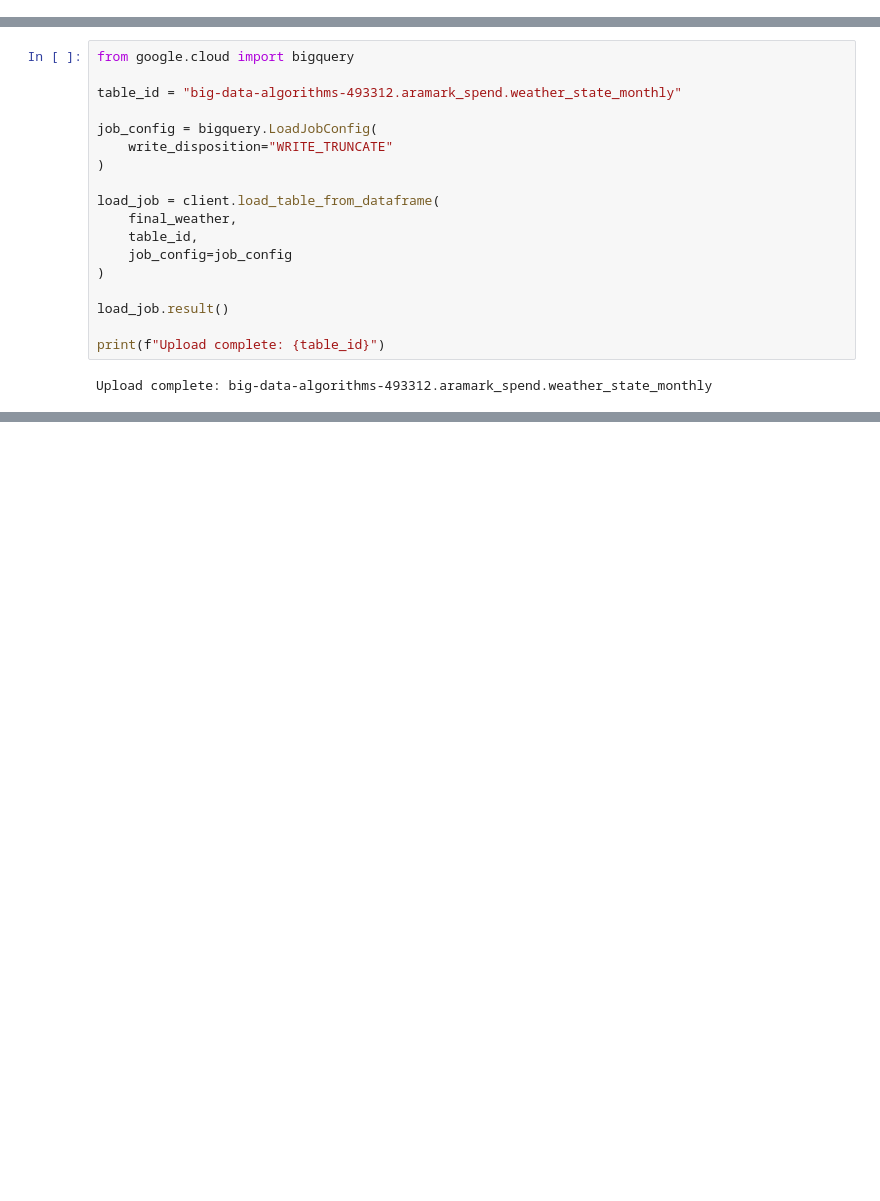
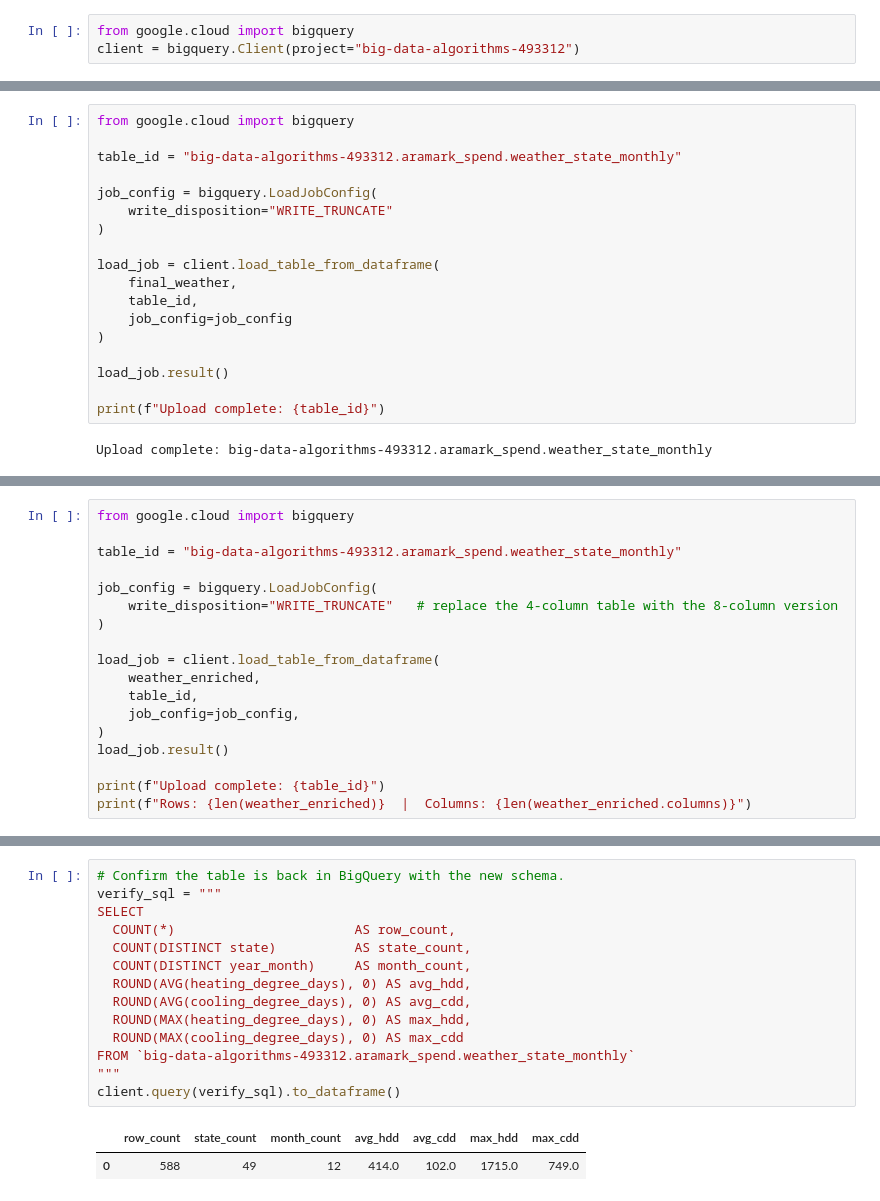
Before and after one commit to jawaadjariwala/Aramark, a Jupyter notebook: 04_external_data_ingestion.ipynb, the cells around one changed output, grey strips where cells are left out. Drawn from its saved outputs; the diff is of its cells as text; blank space fills up the shorter version.

```diff
--- a/04_external_data_ingestion.ipynb
+++ b/04_external_data_ingestion.ipynb
@@ -23,6 +23,9 @@ Successfully installed noaa-sdk-0.1.21
 # %%
 from google.colab import auth
 auth.authenticate_user()
+# %%
+from google.cloud import bigquery
+client = bigquery.Client(project="big-data-algorithms-493312")
 # %%
 # Import the data tables
 !wget https://www.ncei.noaa.gov/pub/data/cirs/climdiv/climdiv-tmaxst-v1.0.0-20260406
@@ -212,0 +348,18 @@ Upload complete: big-data-algorithms-493312.aramark_spend.weather_state_monthly
+# %%
+from google.cloud import bigquery
+
+table_id = "big-data-algorithms-493312.aramark_spend.weather_state_monthly"
+
+job_config = bigquery.LoadJobConfig(
+    write_disposition="WRITE_TRUNCATE"   # replace the 4-column table with the 8-column version
+)
+
+load_job = client.load_table_from_dataframe(
+    weather_enriched,
+    table_id,
+    job_config=job_config,
+)
+load_job.result()
+
+print(f"Upload complete: {table_id}")
+print(f"Rows: {len(weather_enriched)}  |  Columns: {len(weather_enriched.columns)}")
@@ -212,0 +380,17 @@ Upload complete: big-data-algorithms-493312.aramark_spend.weather_state_monthly
+# %%
+# Confirm the table is back in BigQuery with the new schema.
+verify_sql = """
+SELECT
+  COUNT(*)                       AS row_count,
+  COUNT(DISTINCT state)          AS state_count,
+  COUNT(DISTINCT year_month)     AS month_count,
+  ROUND(AVG(heating_degree_days), 0) AS avg_hdd,
+  ROUND(AVG(cooling_degree_days), 0) AS avg_cdd,
+  ROUND(MAX(heating_degree_days), 0) AS max_hdd,
+  ROUND(MAX(cooling_degree_days), 0) AS max_cdd
+FROM `big-data-algorithms-493312.aramark_spend.weather_state_monthly`
+"""
+client.query(verify_sql).to_dataframe()
+# %% [output]
+|  | row_count | state_count | month_count | avg_hdd | avg_cdd | max_hdd | max_cdd |
+| 0 | 588 | 49 | 12 | 414.0 | 102.0 | 1715.0 | 749.0 |
```
Also changed, not shown: parts of 12 cells of this notebook.
